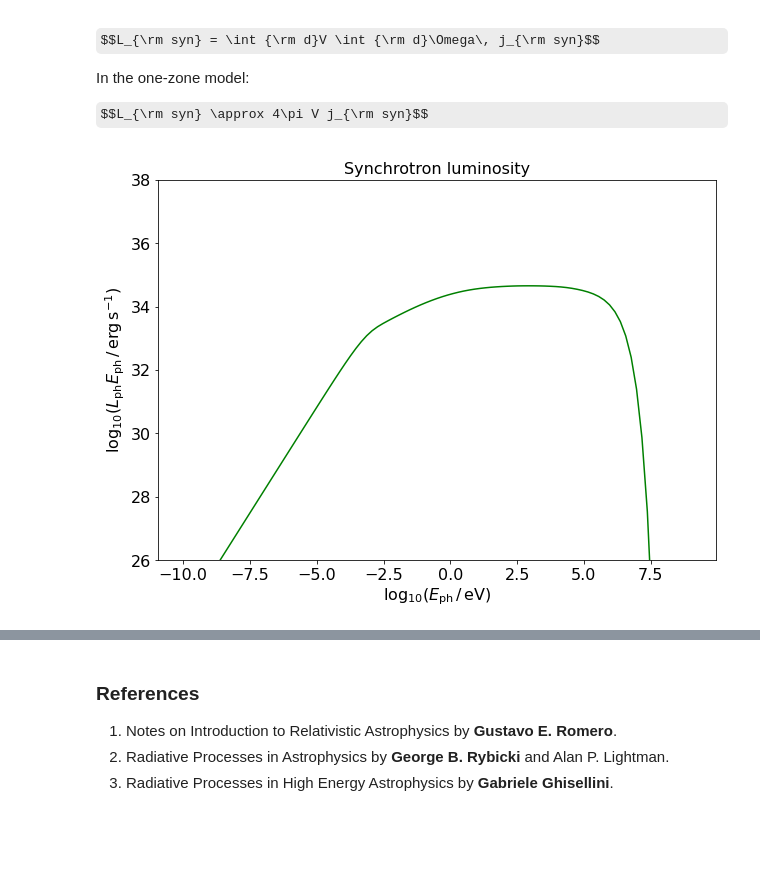
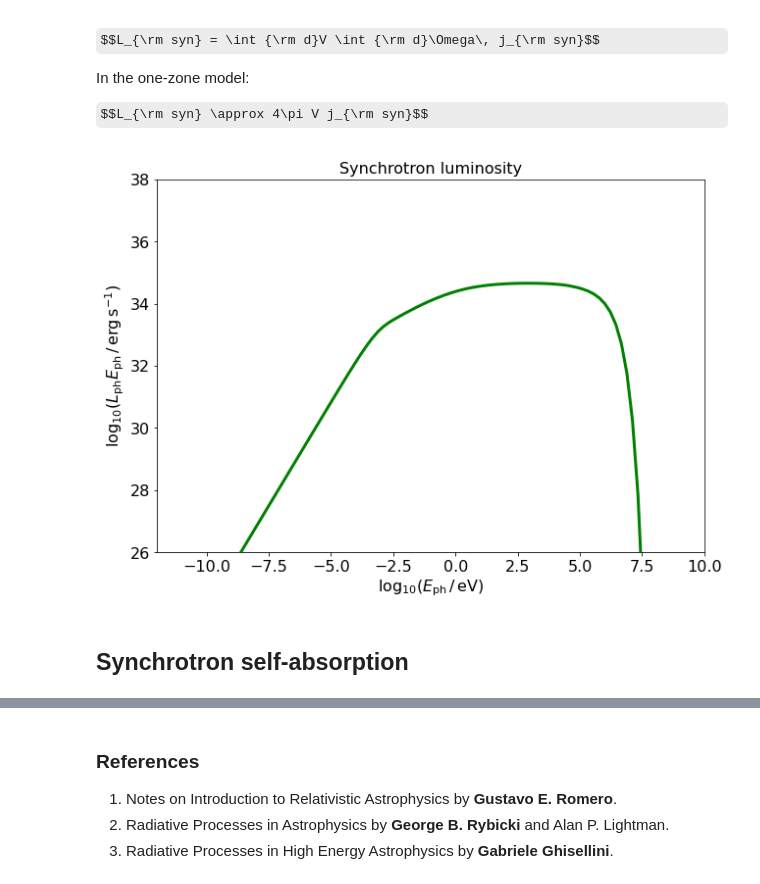
Before and after one commit to psotomayor/Relativistic-Astrophysics, a Jupyter notebook: Synchrotron.ipynb, the cells around one changed output, grey strips where cells are left out. Drawn from its saved outputs; the diff is of its cells as text; code cells hidden in the pictures; some formulas as TeX source; blank space fills up the shorter version.

```diff
--- a/Synchrotron.ipynb
+++ b/Synchrotron.ipynb
@@ -344,7 +344,7 @@ me = electronMass
 c = lightVelocity
 
 Emin = 2*me*c*c                 # minimum energy
-Emax = 10*1e12 *ev2erg          # maximum energy
+Emax = 1*1e15 *ev2erg           # maximum energy (1 PeV)
 Egrid = 100                     # grid size
 
 arrE = np.logspace(np.log10(Emin), np.log10(Emax), Egrid)
@@ -661,7 +661,7 @@ def emissivity(arrLorentzFactor:np.ndarray,
 # %%
 # Array of photon energies
 
-Ephmin = 1e-10 *ev2erg
+Ephmin = 1e-12 *ev2erg
 Ephmax = 1e10 *ev2erg
 EphGrid = 100
 
@@ -669,9 +669,9 @@ arrEph = np.logspace(np.log10(Ephmin), np.log10(Ephmax), EphGrid)
 
 # Spectral emissivity
 
-arrPsyn = np.zeros(EphGrid)
+arrJsyn = np.zeros(EphGrid)
 for i in range(EphGrid):
-    arrPsyn[i] = emissivity(arrLorentzFactor=arrE/me/c/c,
+    arrJsyn[i] = emissivity(arrLorentzFactor=arrE/me/c/c,
                             arrDensity=arrN,
                             magneticField=B,
                             particle='electron',
@@ -686,13 +686,16 @@ In the one-zone model:
 $$L_{\rm syn} \approx 4\pi V j_{\rm syn}$$
 # %%
 plt.figure(figsize=(10,7))
-plt.plot(np.log10(arrEph*erg2ev),np.log10(4*pi*arrEph*arrPsyn*volume), ls = "-", c='green', label='')
+plt.plot(np.log10(arrEph*erg2ev),np.log10(4*pi*arrEph*arrJsyn*volume), ls = "-", lw=3, c='green', label='')
 plt.xlabel(r"$\log_{10} (E_{\rm ph}\,/\,{\rm eV})$", fontsize=16)
 plt.ylabel(r"$\log_{10} (L_{\rm ph}E_{\rm ph}\,/\,{\rm erg\,s^{-1}})$", fontsize=16)
 plt.xticks(fontsize=16)
 plt.yticks(fontsize=16)
 plt.title("Synchrotron luminosity", fontsize=16)
 plt.ylim(26,38)
+plt.xlim(-12,10)
 plt.show()
 # %% [output]
-[figure, old version]
+[figure, new version]
+# %% [markdown]
+## Synchrotron self-absorption
```
Also changed, not shown: parts of 16 cells of this notebook.
